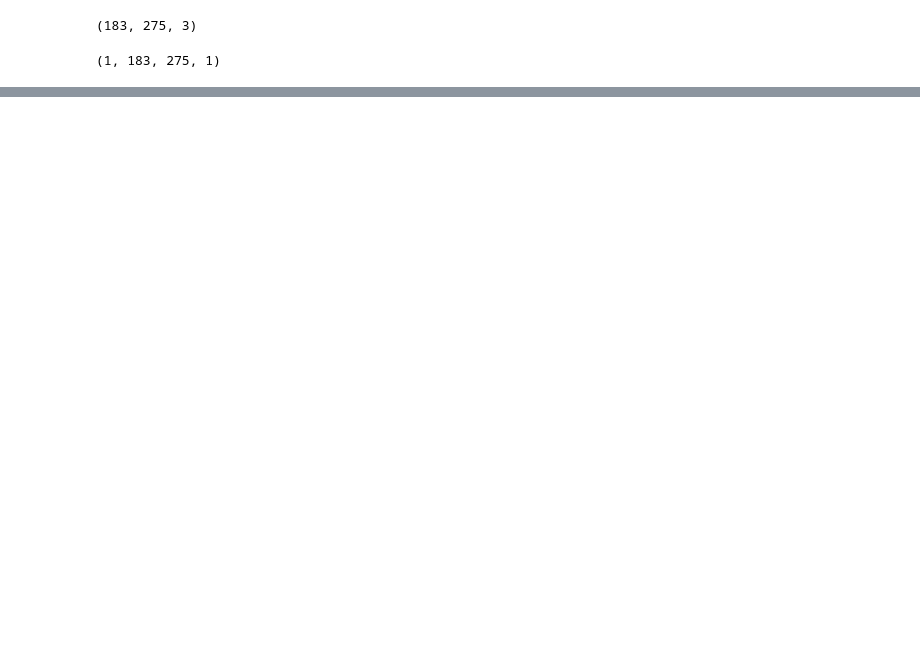
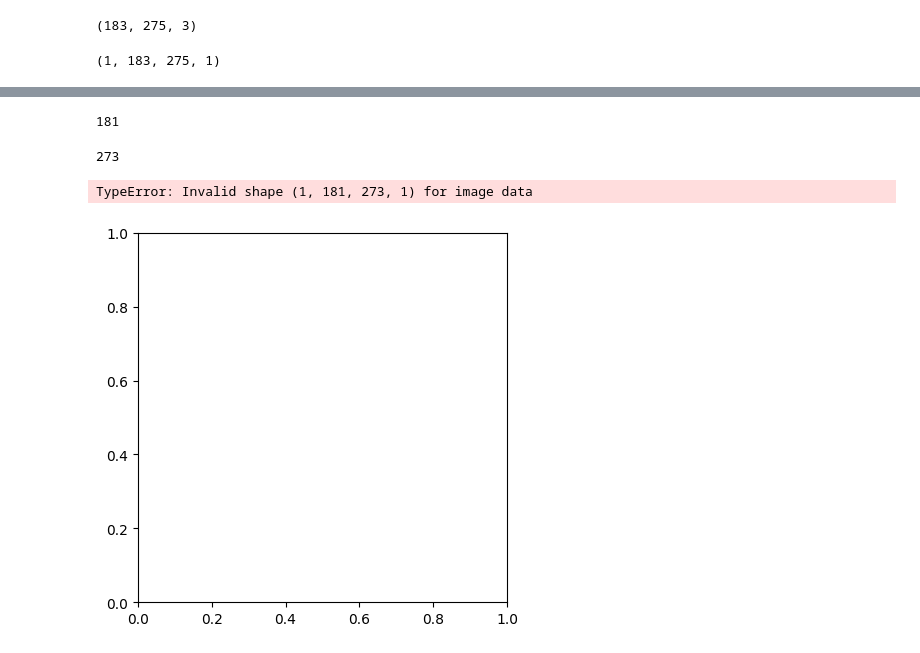
Before and after one commit to sarithamiryala/DeepLearning, a Jupyter notebook: POC_for_Convolution_and_Pooling.ipynb, the cells around one changed output, grey strips where cells are left out. Saved outputs shown, nothing was run; the diff lists cells and outputs as text; code cells hidden in the pictures; blank space fills up the shorter version.

```diff
--- a/POC_for_Convolution_and_Pooling.ipynb
+++ b/POC_for_Convolution_and_Pooling.ipynb
@@ -63,0 +66,3 @@ Model: "sequential_2"
+# %%
+out = conv_model.predict(car)
+out.shape
@@ -63,0 +72,13 @@ Model: "sequential_2"
+# %%
+(183-3+0)//1+1
+# %% [output]
+181
+# %%
+(275-3+0)//1+1
+# %% [output]
+273
+# %%
+plt.imshow(out,cmap="gray")
+# %% [output]
+TypeError: Invalid shape (1, 181, 273, 1) for image data
+[figure, added]
```
Also changed, not shown: parts of 18 cells of this notebook.
